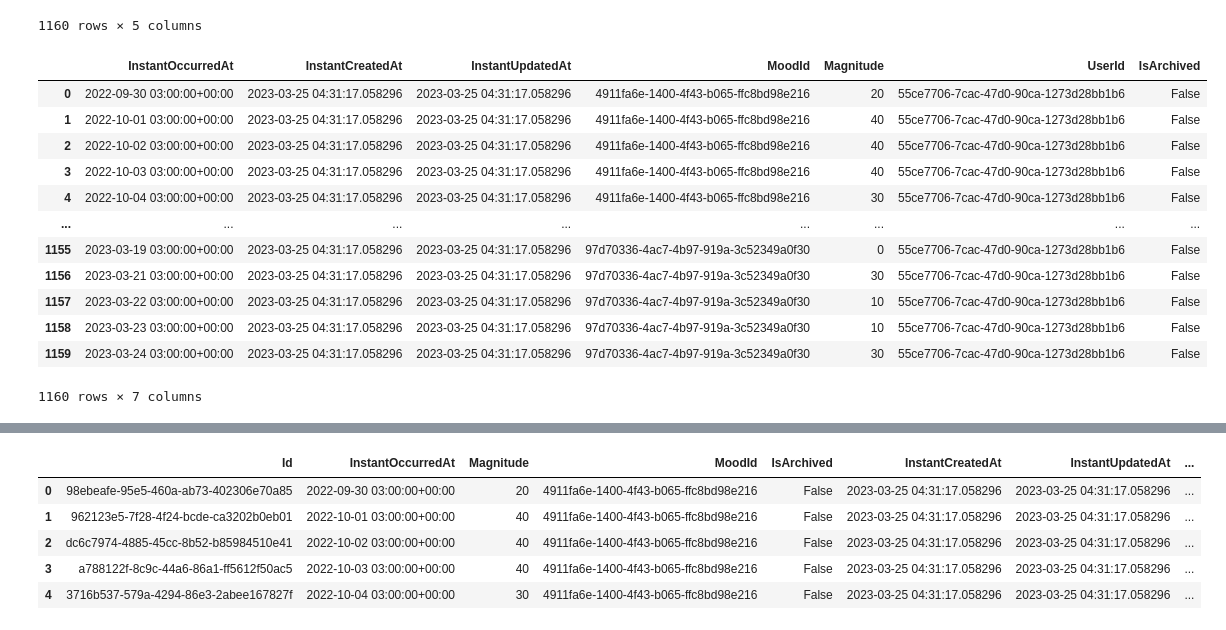
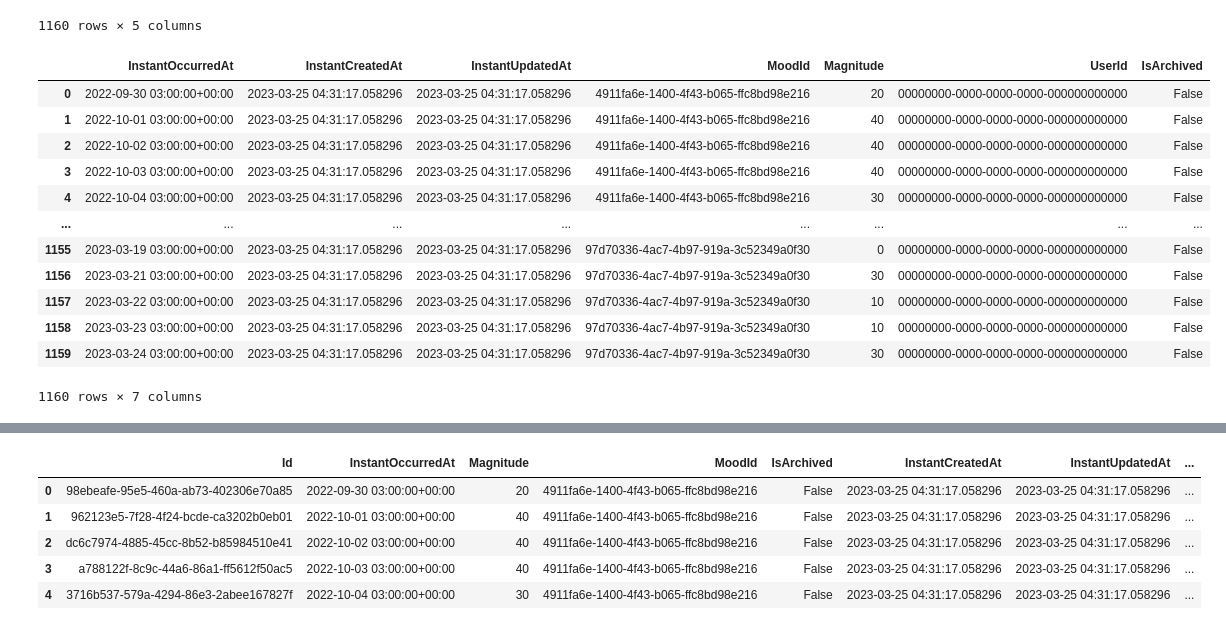
Before and after one commit to wpkita/squip-api, a Jupyter notebook: tools/squip_importer.ipynb, the cells around one changed output, grey strips where cells are left out. Cells and saved outputs as stored; diff of their text form; code cells hidden in the pictures.

```diff
--- a/tools/squip_importer.ipynb
+++ b/tools/squip_importer.ipynb
@@ -189,22 +189,22 @@ df
 | 1159 | 2023-03-24 03:00:00+00:00 | 2023-03-25 04:31:17.058296 | 2023-03-25 04:31:17.058296 | 97d70336-4ac7-4b97-919a-3c52349a0f30 | 30 |
 1160 rows × 5 columns
 # %%
-df['UserId'] = '55ce7706-7cac-47d0-90ca-1273d28bb1b6'
+df['UserId'] = '00000000-0000-0000-0000-000000000000'
 df['IsArchived'] = False
 df
 # %% [output]
 |  | InstantOccurredAt | InstantCreatedAt | InstantUpdatedAt | MoodId | Magnitude | UserId | IsArchived |
-| 0 | 2022-09-30 03:00:00+00:00 | 2023-03-25 04:31:17.058296 | 2023-03-25 04:31:17.058296 | 4911fa6e-1400-4f43-b065-ffc8bd98e216 | 20 | 55ce7706-7cac-47d0-90ca-1273d28bb1b6 | False |
-| 1 | 2022-10-01 03:00:00+00:00 | 2023-03-25 04:31:17.058296 | 2023-03-25 04:31:17.058296 | 4911fa6e-1400-4f43-b065-ffc8bd98e216 | 40 | 55ce7706-7cac-47d0-90ca-1273d28bb1b6 | False |
-| 2 | 2022-10-02 03:00:00+00:00 | 2023-03-25 04:31:17.058296 | 2023-03-25 04:31:17.058296 | 4911fa6e-1400-4f43-b065-ffc8bd98e216 | 40 | 55ce7706-7cac-47d0-90ca-1273d28bb1b6 | False |
-| 3 | 2022-10-03 03:00:00+00:00 | 2023-03-25 04:31:17.058296 | 2023-03-25 04:31:17.058296 | 4911fa6e-1400-4f43-b065-ffc8bd98e216 | 40 | 55ce7706-7cac-47d0-90ca-1273d28bb1b6 | False |
-| 4 | 2022-10-04 03:00:00+00:00 | 2023-03-25 04:31:17.058296 | 2023-03-25 04:31:17.058296 | 4911fa6e-1400-4f43-b065-ffc8bd98e216 | 30 | 55ce7706-7cac-47d0-90ca-1273d28bb1b6 | False |
+| 0 | 2022-09-30 03:00:00+00:00 | 2023-03-25 04:31:17.058296 | 2023-03-25 04:31:17.058296 | 4911fa6e-1400-4f43-b065-ffc8bd98e216 | 20 | 00000000-0000-0000-0000-000000000000 | False |
+| 1 | 2022-10-01 03:00:00+00:00 | 2023-03-25 04:31:17.058296 | 2023-03-25 04:31:17.058296 | 4911fa6e-1400-4f43-b065-ffc8bd98e216 | 40 | 00000000-0000-0000-0000-000000000000 | False |
+| 2 | 2022-10-02 03:00:00+00:00 | 2023-03-25 04:31:17.058296 | 2023-03-25 04:31:17.058296 | 4911fa6e-1400-4f43-b065-ffc8bd98e216 | 40 | 00000000-0000-0000-0000-000000000000 | False |
+| 3 | 2022-10-03 03:00:00+00:00 | 2023-03-25 04:31:17.058296 | 2023-03-25 04:31:17.058296 | 4911fa6e-1400-4f43-b065-ffc8bd98e216 | 40 | 00000000-0000-0000-0000-000000000000 | False |
+| 4 | 2022-10-04 03:00:00+00:00 | 2023-03-25 04:31:17.058296 | 2023-03-25 04:31:17.058296 | 4911fa6e-1400-4f43-b065-ffc8bd98e216 | 30 | 00000000-0000-0000-0000-000000000000 | False |
 | ... | ... | ... | ... | ... | ... | ... | ... |
-| 1155 | 2023-03-19 03:00:00+00:00 | 2023-03-25 04:31:17.058296 | 2023-03-25 04:31:17.058296 | 97d70336-4ac7-4b97-919a-3c52349a0f30 | 0 | 55ce7706-7cac-47d0-90ca-1273d28bb1b6 | False |
-| 1156 | 2023-03-21 03:00:00+00:00 | 2023-03-25 04:31:17.058296 | 2023-03-25 04:31:17.058296 | 97d70336-4ac7-4b97-919a-3c52349a0f30 | 30 | 55ce7706-7cac-47d0-90ca-1273d28bb1b6 | False |
-| 1157 | 2023-03-22 03:00:00+00:00 | 2023-03-25 04:31:17.058296 | 2023-03-25 04:31:17.058296 | 97d70336-4ac7-4b97-919a-3c52349a0f30 | 10 | 55ce7706-7cac-47d0-90ca-1273d28bb1b6 | False |
-| 1158 | 2023-03-23 03:00:00+00:00 | 2023-03-25 04:31:17.058296 | 2023-03-25 04:31:17.058296 | 97d70336-4ac7-4b97-919a-3c52349a0f30 | 10 | 55ce7706-7cac-47d0-90ca-1273d28bb1b6 | False |
-| 1159 | 2023-03-24 03:00:00+00:00 | 2023-03-25 04:31:17.058296 | 2023-03-25 04:31:17.058296 | 97d70336-4ac7-4b97-919a-3c52349a0f30 | 30 | 55ce7706-7cac-47d0-90ca-1273d28bb1b6 | False |
+| 1155 | 2023-03-19 03:00:00+00:00 | 2023-03-25 04:31:17.058296 | 2023-03-25 04:31:17.058296 | 97d70336-4ac7-4b97-919a-3c52349a0f30 | 0 | 00000000-0000-0000-0000-000000000000 | False |
+| 1156 | 2023-03-21 03:00:00+00:00 | 2023-03-25 04:31:17.058296 | 2023-03-25 04:31:17.058296 | 97d70336-4ac7-4b97-919a-3c52349a0f30 | 30 | 00000000-0000-0000-0000-000000000000 | False |
+| 1157 | 2023-03-22 03:00:00+00:00 | 2023-03-25 04:31:17.058296 | 2023-03-25 04:31:17.058296 | 97d70336-4ac7-4b97-919a-3c52349a0f30 | 10 | 00000000-0000-0000-0000-000000000000 | False |
+| 1158 | 2023-03-23 03:00:00+00:00 | 2023-03-25 04:31:17.058296 | 2023-03-25 04:31:17.058296 | 97d70336-4ac7-4b97-919a-3c52349a0f30 | 10 | 00000000-0000-0000-0000-000000000000 | False |
+| 1159 | 2023-03-24 03:00:00+00:00 | 2023-03-25 04:31:17.058296 | 2023-03-25 04:31:17.058296 | 97d70336-4ac7-4b97-919a-3c52349a0f30 | 30 | 00000000-0000-0000-0000-000000000000 | False |
 1160 rows × 7 columns
 # %%
 import uuid
```
Also changed, not shown: parts of 1 cell of this notebook.
